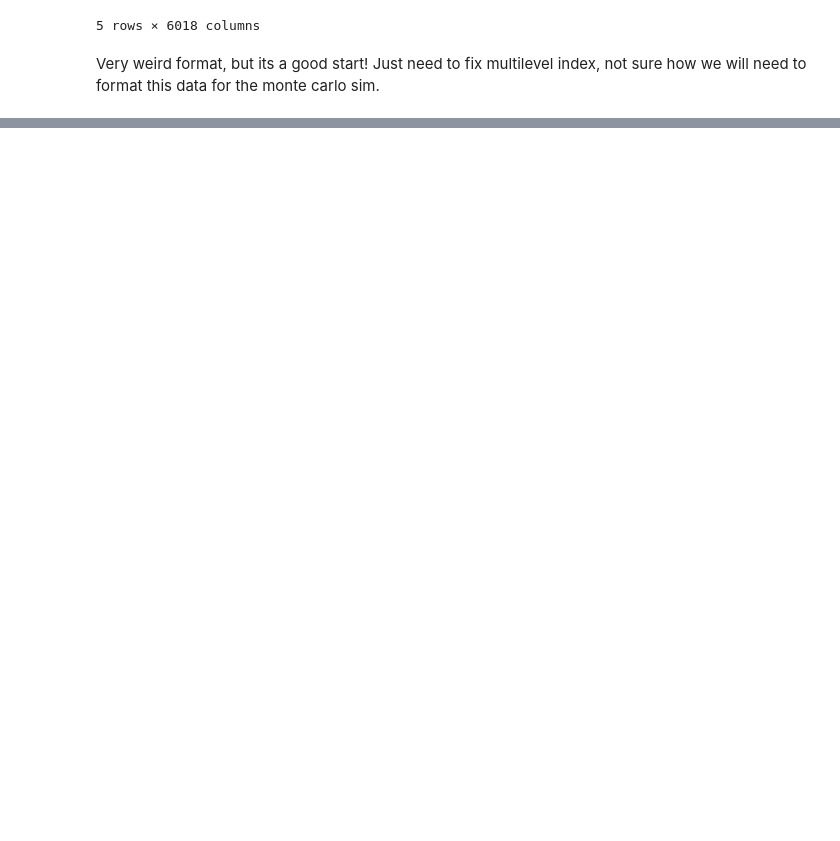
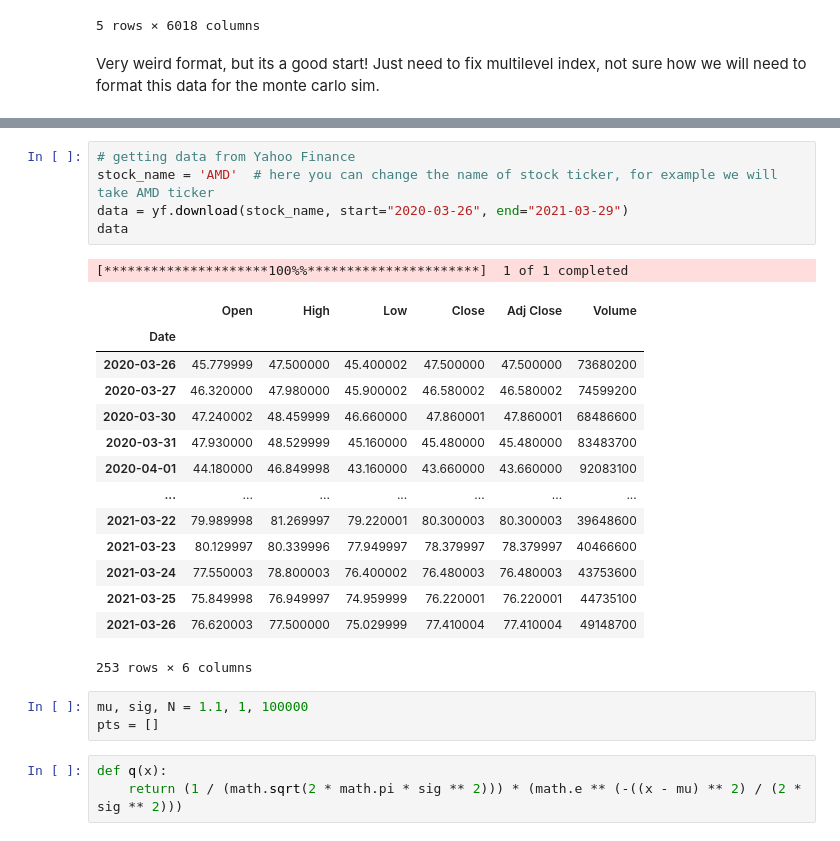
Before and after one commit to JeffTriemer/ISYE-6644-Monte-Carlo-Sim, a Jupyter notebook: Monte Carlo Sim.ipynb, the cells around one changed output, grey strips where cells are left out. Cells and saved outputs as stored; diff of their text form; blank space fills up the shorter version.

```diff
--- a/Monte Carlo Sim.ipynb
+++ b/Monte Carlo Sim.ipynb
@@ -116,0 +262,27 @@ data.shape
+# %%
+# getting data from Yahoo Finance
+stock_name = 'AMD'  # here you can change the name of stock ticker, for example we will take AMD ticker
+data = yf.download(stock_name, start="2020-03-26", end="2021-03-29")
+data
+# %% [output]
+[*********************100%%**********************]  1 of 1 completed
+|  | Open | High | Low | Close | Adj Close | Volume |
+| Date |  |  |  |  |  |  |
+| 2020-03-26 | 45.779999 | 47.500000 | 45.400002 | 47.500000 | 47.500000 | 73680200 |
+| 2020-03-27 | 46.320000 | 47.980000 | 45.900002 | 46.580002 | 46.580002 | 74599200 |
+| 2020-03-30 | 47.240002 | 48.459999 | 46.660000 | 47.860001 | 47.860001 | 68486600 |
+| 2020-03-31 | 47.930000 | 48.529999 | 45.160000 | 45.480000 | 45.480000 | 83483700 |
+| 2020-04-01 | 44.180000 | 46.849998 | 43.160000 | 43.660000 | 43.660000 | 92083100 |
+| ... | ... | ... | ... | ... | ... | ... |
+| 2021-03-22 | 79.989998 | 81.269997 | 79.220001 | 80.300003 | 80.300003 | 39648600 |
+| 2021-03-23 | 80.129997 | 80.339996 | 77.949997 | 78.379997 | 78.379997 | 40466600 |
+| 2021-03-24 | 77.550003 | 78.800003 | 76.400002 | 76.480003 | 76.480003 | 43753600 |
+| 2021-03-25 | 75.849998 | 76.949997 | 74.959999 | 76.220001 | 76.220001 | 44735100 |
+| 2021-03-26 | 76.620003 | 77.500000 | 75.029999 | 77.410004 | 77.410004 | 49148700 |
+253 rows × 6 columns
+# %%
+mu, sig, N = 1.1, 1, 100000
+pts = []
+# %%
+def q(x):
+    return (1 / (math.sqrt(2 * math.pi * sig ** 2))) * (math.e ** (-((x - mu) ** 2) / (2 * sig ** 2)))
```
Also changed, not shown: parts of 19 cells of this notebook.
